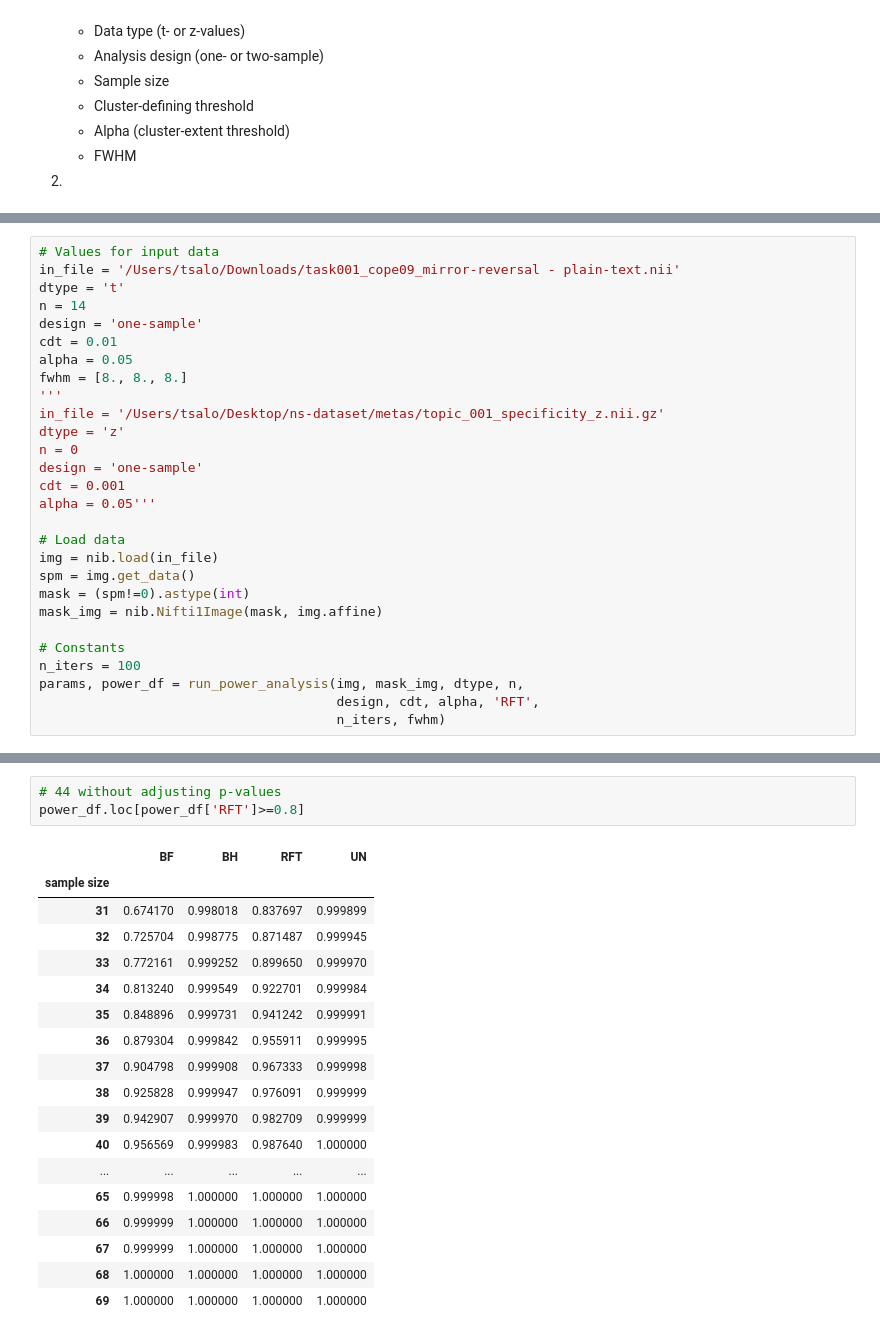
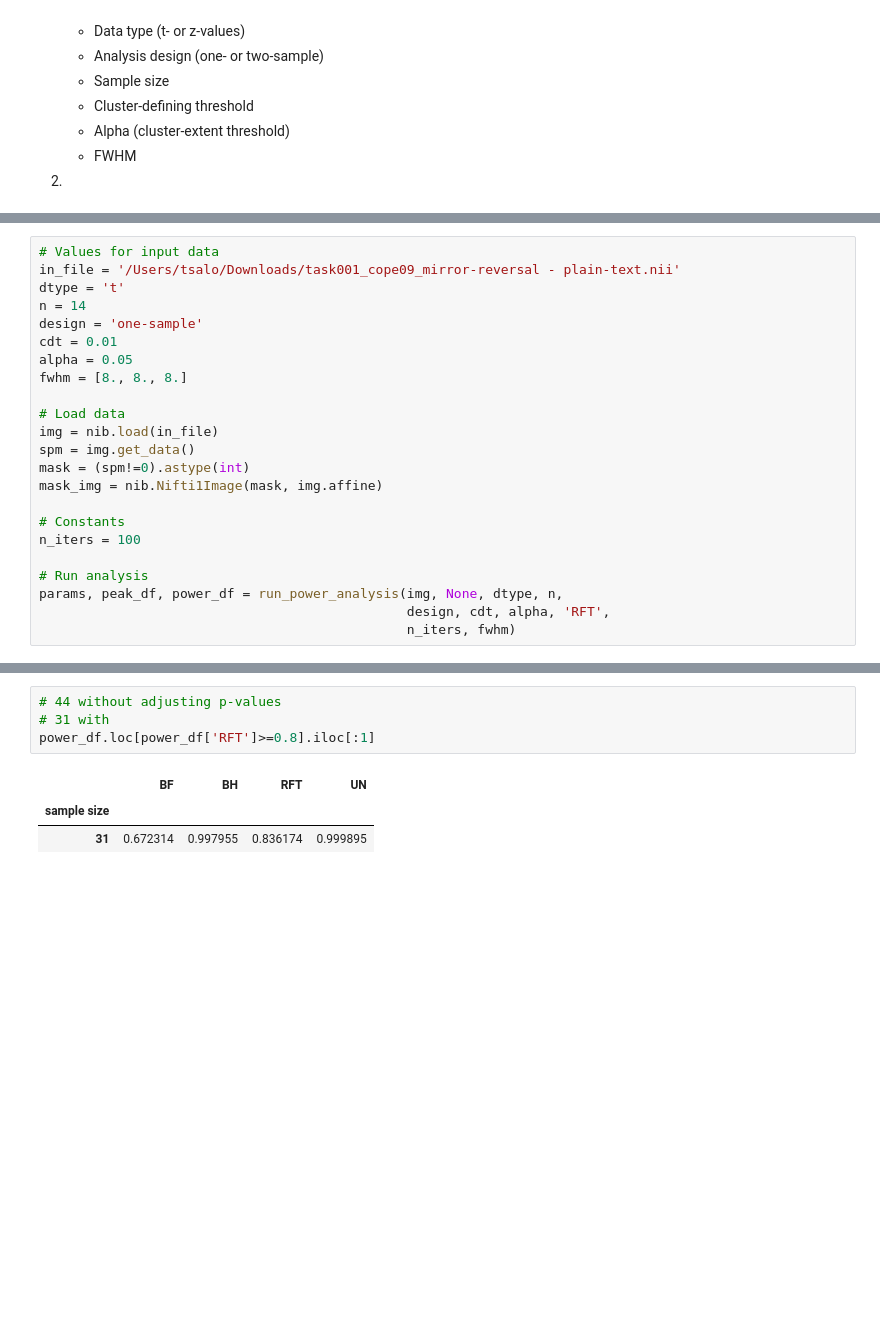
Before and after one commit to neuropower/neuropower-core, a Jupyter notebook: example_script.ipynb, the cells around one changed output, grey strips where cells are left out. Drawn from its saved outputs; the diff is of its cells as text; blank space fills up the shorter version.

```diff
--- a/example_script.ipynb
+++ b/example_script.ipynb
@@ -31,13 +31,6 @@ design = 'one-sample'
 cdt = 0.01
 alpha = 0.05
 fwhm = [8., 8., 8.]
-'''
-in_file = '/Users/tsalo/Desktop/ns-dataset/metas/topic_001_specificity_z.nii.gz'
-dtype = 'z'
-n = 0
-design = 'one-sample'
-cdt = 0.001
-alpha = 0.05'''
 
 # Load data
 img = nib.load(in_file)
@@ -47,6 +40,8 @@ mask_img = nib.Nifti1Image(mask, img.affine)
 
 # Constants
 n_iters = 100
-params, power_df = run_power_analysis(img, mask_img, dtype, n,
-                                      design, cdt, alpha, 'RFT',
-                                      n_iters, fwhm)
+
+# Run analysis
+params, peak_df, power_df = run_power_analysis(img, None, dtype, n,
+                                               design, cdt, alpha, 'RFT',
+                                               n_iters, fwhm)
@@ -68,22 +73,8 @@ fig.show()
 # %%
 # 44 without adjusting p-values
-power_df.loc[power_df['RFT']>=0.8]
+# 31 with
+power_df.loc[power_df['RFT']>=0.8].iloc[:1]
 # %% [output]
 |  | BF | BH | RFT | UN |
 | sample size |  |  |  |  |
-| 31 | 0.674170 | 0.998018 | 0.837697 | 0.999899 |
-| 32 | 0.725704 | 0.998775 | 0.871487 | 0.999945 |
-| 33 | 0.772161 | 0.999252 | 0.899650 | 0.999970 |
-| 34 | 0.813240 | 0.999549 | 0.922701 | 0.999984 |
-| 35 | 0.848896 | 0.999731 | 0.941242 | 0.999991 |
-| 36 | 0.879304 | 0.999842 | 0.955911 | 0.999995 |
-| 37 | 0.904798 | 0.999908 | 0.967333 | 0.999998 |
-| 38 | 0.925828 | 0.999947 | 0.976091 | 0.999999 |
-| 39 | 0.942907 | 0.999970 | 0.982709 | 0.999999 |
-| 40 | 0.956569 | 0.999983 | 0.987640 | 1.000000 |
-| ... | ... | ... | ... | ... |
-| 65 | 0.999998 | 1.000000 | 1.000000 | 1.000000 |
-| 66 | 0.999999 | 1.000000 | 1.000000 | 1.000000 |
-| 67 | 0.999999 | 1.000000 | 1.000000 | 1.000000 |
-| 68 | 1.000000 | 1.000000 | 1.000000 | 1.000000 |
-| 69 | 1.000000 | 1.000000 | 1.000000 | 1.000000 |
+| 31 | 0.672314 | 0.997955 | 0.836174 | 0.999895 |
```
Also changed, not shown: parts of 5 cells of this notebook, 2 other files.
